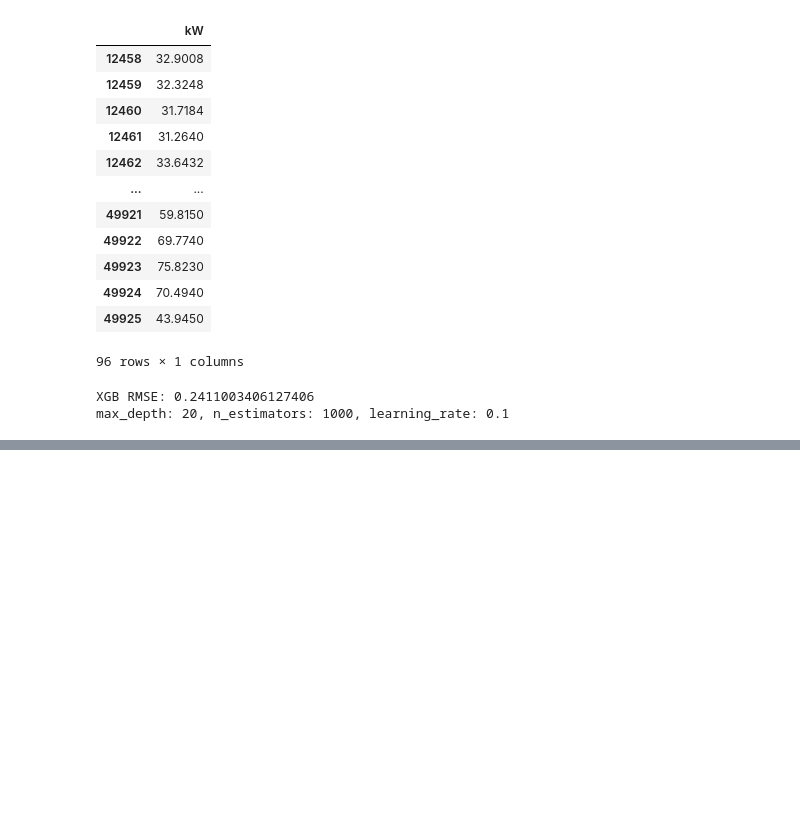
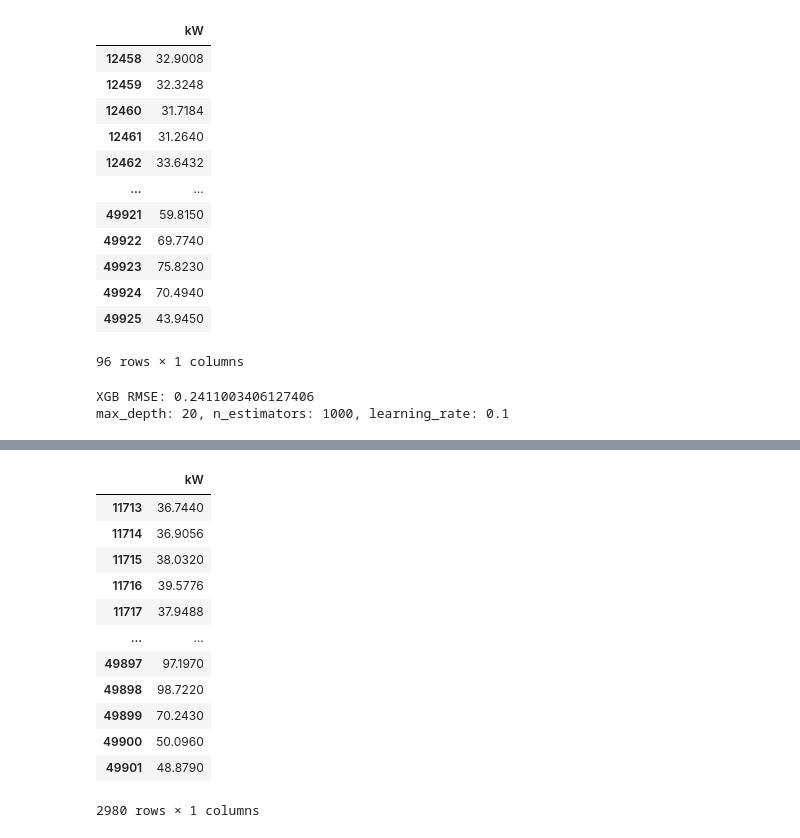
Before and after one commit to Lkupybida/ArtficialInteligenceCourseProject, a Jupyter notebook: outages.ipynb, the cells around one changed output, grey strips where cells are left out. Drawn from its saved outputs; the diff is of its cells as text; code cells hidden in the pictures; blank space fills up the shorter version.

```diff
--- a/outages.ipynb
+++ b/outages.ipynb
@@ -150,0 +231,16 @@ print(X_train.shape, y_train.shape)
+# %%
+y_val
+# %% [output]
+|  | kW |
+| 11713 | 36.7440 |
+| 11714 | 36.9056 |
+| 11715 | 38.0320 |
+| 11716 | 39.5776 |
+| 11717 | 37.9488 |
+| ... | ... |
+| 49897 | 97.1970 |
+| 49898 | 98.7220 |
+| 49899 | 70.2430 |
+| 49900 | 50.0960 |
+| 49901 | 48.8790 |
+2980 rows × 1 columns
```
Also changed, not shown: parts of 6 cells of this notebook.
